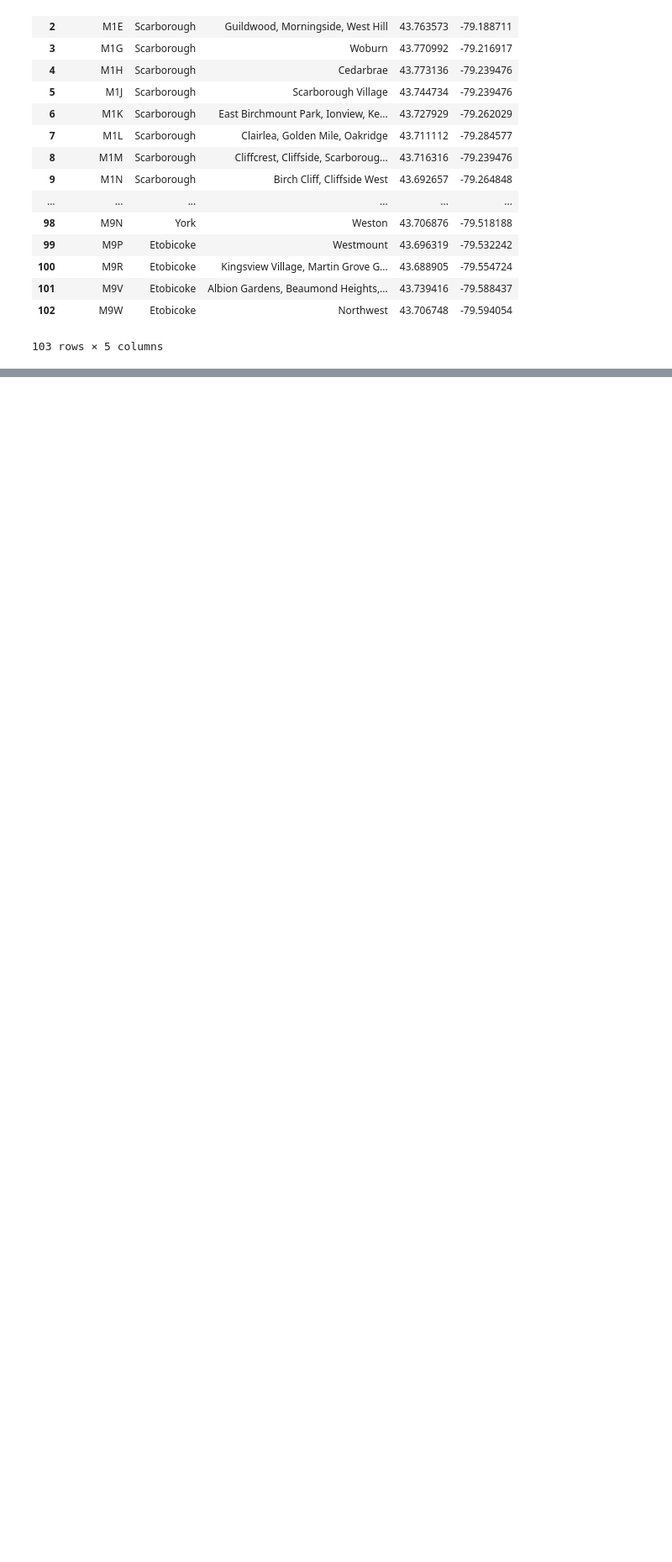
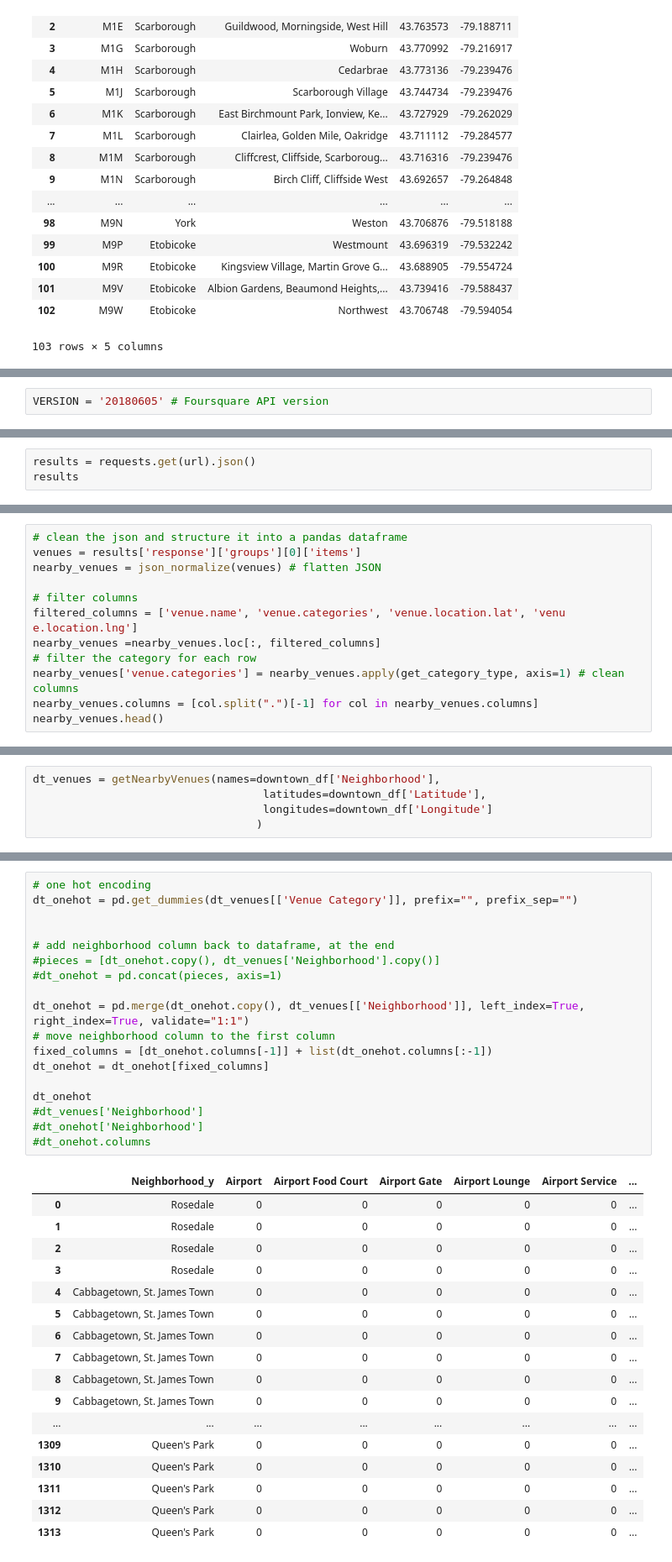
Before and after one commit to WallyNY/Coursera_Capstone, a Jupyter notebook: Capstone_week_3_part_1.ipynb, the cells around one changed output, grey strips where cells are left out. Shown: that part at 84% size. Saved outputs shown, nothing was run; the diff lists cells and outputs as text; blank space fills up the shorter version.

```diff
--- a/Capstone_week_3_part_1.ipynb
+++ b/Capstone_week_3_part_1.ipynb
@@ -354,0 +432,2 @@ combined_postal
+# %%
+VERSION = '20180605' # Foursquare API version
@@ -354,0 +462,3 @@ combined_postal
+# %%
+results = requests.get(url).json()
+results
@@ -354,0 +496,12 @@ combined_postal
+# %%
+# clean the json and structure it into a pandas dataframe
+venues = results['response']['groups'][0]['items']
+nearby_venues = json_normalize(venues) # flatten JSON
+
+# filter columns
+filtered_columns = ['venue.name', 'venue.categories', 'venue.location.lat', 'venu e.location.lng']
+nearby_venues =nearby_venues.loc[:, filtered_columns]
+# filter the category for each row
+nearby_venues['venue.categories'] = nearby_venues.apply(get_category_type, axis=1) # clean columns
+nearby_venues.columns = [col.split(".")[-1] for col in nearby_venues.columns]
+nearby_venues.head()
@@ -354,0 +564,5 @@ combined_postal
+# %%
+dt_venues = getNearbyVenues(names=downtown_df['Neighborhood'],
+                                   latitudes=downtown_df['Latitude'],
+                                   longitudes=downtown_df['Longitude']
+                                  )
@@ -354,0 +631,36 @@ combined_postal
+# %%
+# one hot encoding
+dt_onehot = pd.get_dummies(dt_venues[['Venue Category']], prefix="", prefix_sep="")
+
+
+# add neighborhood column back to dataframe, at the end
+#pieces = [dt_onehot.copy(), dt_venues['Neighborhood'].copy()]
+#dt_onehot = pd.concat(pieces, axis=1)
+
+dt_onehot = pd.merge(dt_onehot.copy(), dt_venues[['Neighborhood']], left_index=True, right_index=True, validate="1:1")
+# move neighborhood column to the first column
+fixed_columns = [dt_onehot.columns[-1]] + list(dt_onehot.columns[:-1])
+dt_onehot = dt_onehot[fixed_columns]
+
+dt_onehot
+#dt_venues['Neighborhood']
+#dt_onehot['Neighborhood']
+#dt_onehot.columns
+# %% [output]
+|  | Neighborhood_y | Airport | Airport Food Court | Airport Gate | Airport Lounge | Airport Service | ... |
+| 0 | Rosedale | 0 | 0 | 0 | 0 | 0 | ... |
+| 1 | Rosedale | 0 | 0 | 0 | 0 | 0 | ... |
+| 2 | Rosedale | 0 | 0 | 0 | 0 | 0 | ... |
+| 3 | Rosedale | 0 | 0 | 0 | 0 | 0 | ... |
+| 4 | Cabbagetown, St. James Town | 0 | 0 | 0 | 0 | 0 | ... |
+| 5 | Cabbagetown, St. James Town | 0 | 0 | 0 | 0 | 0 | ... |
+| 6 | Cabbagetown, St. James Town | 0 | 0 | 0 | 0 | 0 | ... |
+| 7 | Cabbagetown, St. James Town | 0 | 0 | 0 | 0 | 0 | ... |
+| 8 | Cabbagetown, St. James Town | 0 | 0 | 0 | 0 | 0 | ... |
+| 9 | Cabbagetown, St. James Town | 0 | 0 | 0 | 0 | 0 | ... |
+| ... | ... | ... | ... | ... | ... | ... | ... |
+| 1309 | Queen's Park | 0 | 0 | 0 | 0 | 0 | ... |
+| 1310 | Queen's Park | 0 | 0 | 0 | 0 | 0 | ... |
+| 1311 | Queen's Park | 0 | 0 | 0 | 0 | 0 | ... |
+| 1312 | Queen's Park | 0 | 0 | 0 | 0 | 0 | ... |
+| 1313 | Queen's Park | 0 | 0 | 0 | 0 | 0 | ... |
```
Also changed, not shown: parts of 68 cells of this notebook.
